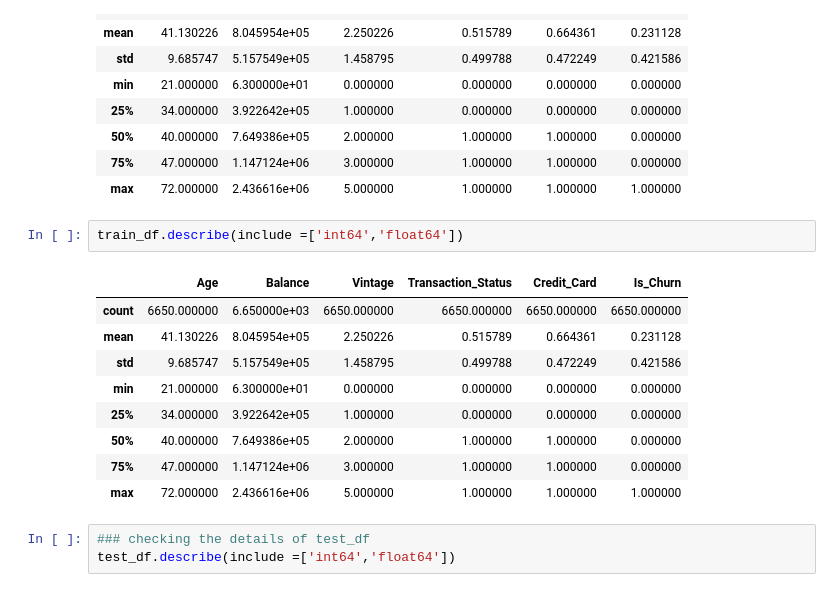
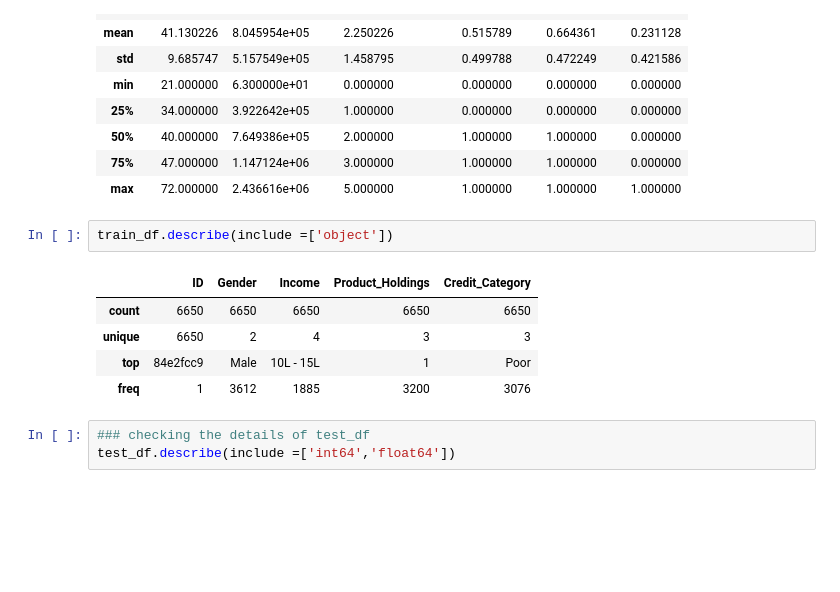
Before and after one commit to JozJozmin/Churn-Prediction-ML, a Jupyter notebook: Churn_Prediction_Updated_Final.ipynb, the cells around one changed output. Saved outputs shown, nothing was run; the diff lists cells and outputs as text; blank space fills up the shorter version.

```diff
--- a/Churn_Prediction_Updated_Final.ipynb
+++ b/Churn_Prediction_Updated_Final.ipynb
@@ -140,17 +140,13 @@ train_df.describe(include =['int64','float64'])
 | 75% | 47.000000 | 1.147124e+06 | 3.000000 | 1.000000 | 1.000000 | 0.000000 |
 | max | 72.000000 | 2.436616e+06 | 5.000000 | 1.000000 | 1.000000 | 1.000000 |
 # %%
-train_df.describe(include =['int64','float64'])
+train_df.describe(include =['object'])
 # %% [output]
-|  | Age | Balance | Vintage | Transaction_Status | Credit_Card | Is_Churn |
-| count | 6650.000000 | 6.650000e+03 | 6650.000000 | 6650.000000 | 6650.000000 | 6650.000000 |
-| mean | 41.130226 | 8.045954e+05 | 2.250226 | 0.515789 | 0.664361 | 0.231128 |
-| std | 9.685747 | 5.157549e+05 | 1.458795 | 0.499788 | 0.472249 | 0.421586 |
-| min | 21.000000 | 6.300000e+01 | 0.000000 | 0.000000 | 0.000000 | 0.000000 |
-| 25% | 34.000000 | 3.922642e+05 | 1.000000 | 0.000000 | 0.000000 | 0.000000 |
-| 50% | 40.000000 | 7.649386e+05 | 2.000000 | 1.000000 | 1.000000 | 0.000000 |
-| 75% | 47.000000 | 1.147124e+06 | 3.000000 | 1.000000 | 1.000000 | 0.000000 |
-| max | 72.000000 | 2.436616e+06 | 5.000000 | 1.000000 | 1.000000 | 1.000000 |
+|  | ID | Gender | Income | Product_Holdings | Credit_Category |
+| count | 6650 | 6650 | 6650 | 6650 | 6650 |
+| unique | 6650 | 2 | 4 | 3 | 3 |
+| top | 84e2fcc9 | Male | 10L - 15L | 1 | Poor |
+| freq | 1 | 3612 | 1885 | 3200 | 3076 |
 # %%
 ### checking the details of test_df
 test_df.describe(include =['int64','float64'])
```
Also changed, not shown: parts of 13 cells of this notebook.
